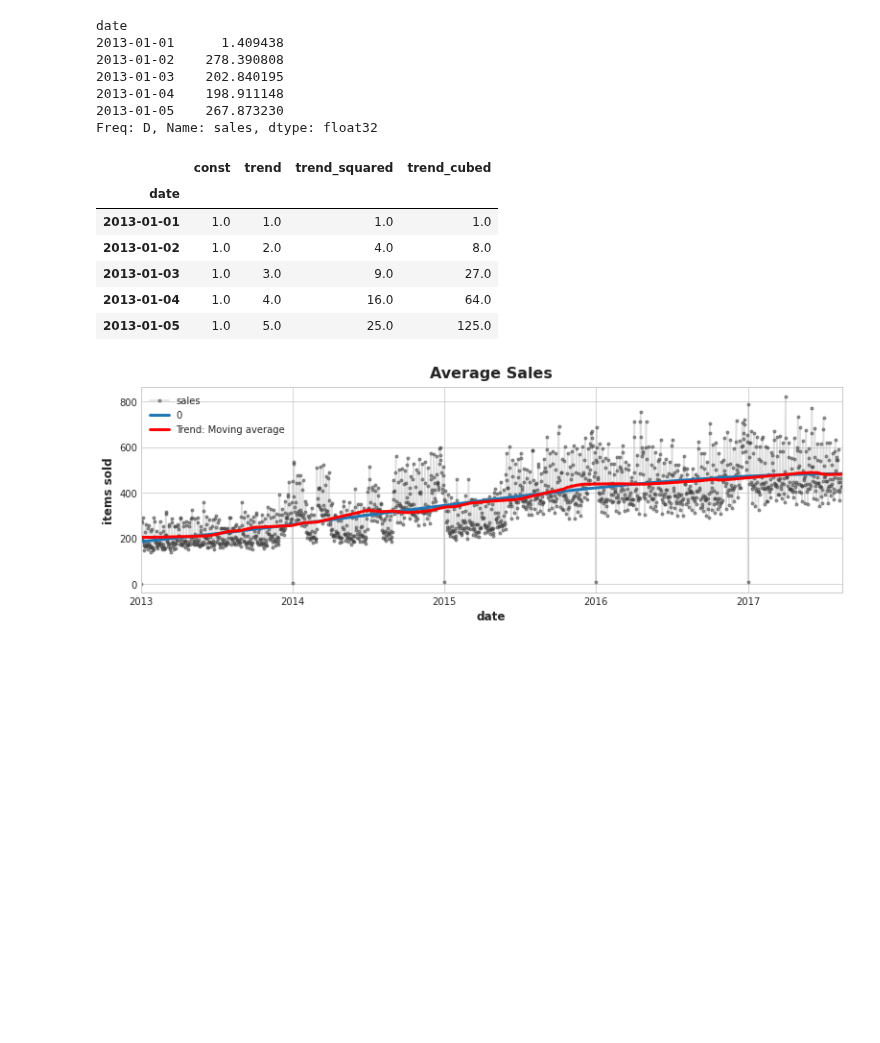
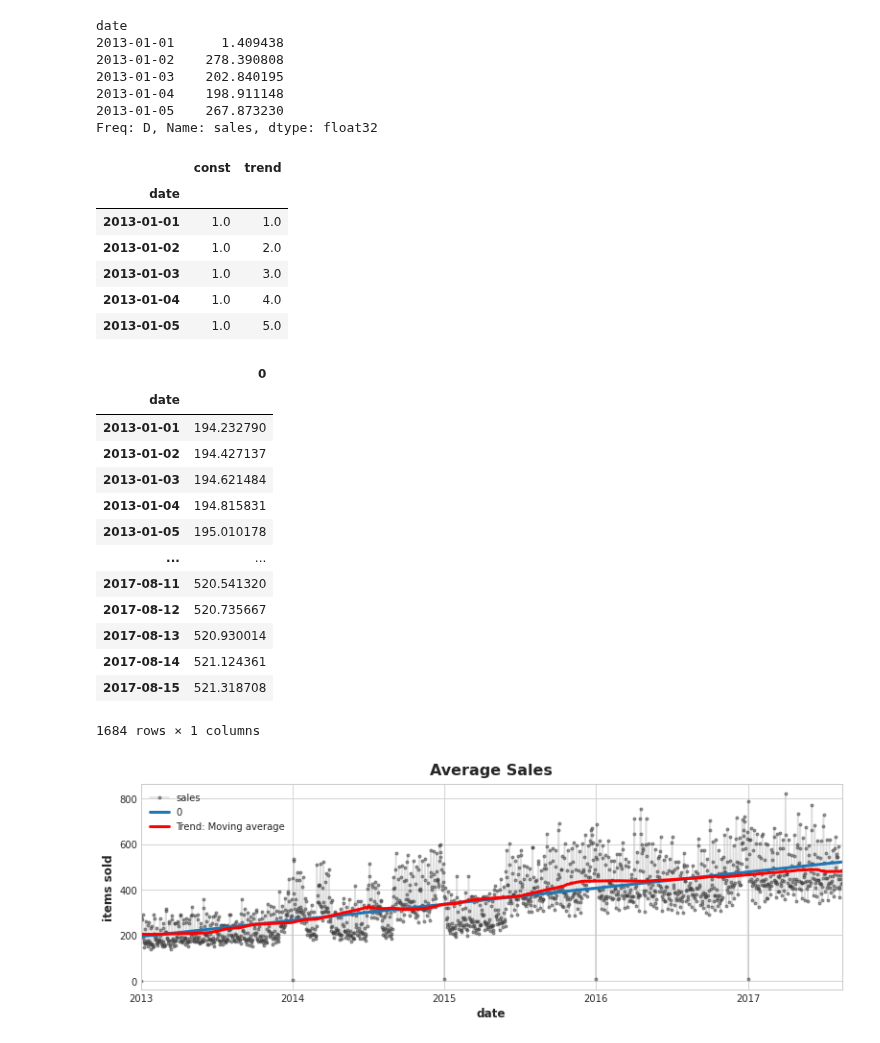
Before and after one commit to abhirup-ghosh/kaggle, a Jupyter notebook: store-sales-time-series-forecasting.ipynb, the cells around one changed output. Cells and saved outputs as stored; diff of their text form; code cells hidden in the pictures; blank space fills up the shorter version.

Commit message:
Kaggle Notebook | store-sales-time-series-forecasting | Version 7

```diff
--- a/store-sales-time-series-forecasting.ipynb
+++ b/store-sales-time-series-forecasting.ipynb
@@ -219,7 +219,7 @@ from statsmodels.tsa.deterministic import DeterministicProcess
 dp = DeterministicProcess(
     index=y.index,  # dates from the training data
     constant=True,       # dummy feature for the bias (y_intercept)
-    order=3,             # the time dummy (trend): cubic trend
+    order=1,             # the time dummy (trend): cubic trend
     drop=True,           # drop terms if necessary to avoid collinearity
 )
 
@@ -228,26 +228,42 @@ X = dp.in_sample()
 
 X.head()
 # %% [output]
-|  | const | trend | trend_squared | trend_cubed |
-| date |  |  |  |  |
-| 2013-01-01 | 1.0 | 1.0 | 1.0 | 1.0 |
-| 2013-01-02 | 1.0 | 2.0 | 4.0 | 8.0 |
-| 2013-01-03 | 1.0 | 3.0 | 9.0 | 27.0 |
-| 2013-01-04 | 1.0 | 4.0 | 16.0 | 64.0 |
-| 2013-01-05 | 1.0 | 5.0 | 25.0 | 125.0 |
+|  | const | trend |
+| date |  |  |
+| 2013-01-01 | 1.0 | 1.0 |
+| 2013-01-02 | 1.0 | 2.0 |
+| 2013-01-03 | 1.0 | 3.0 |
+| 2013-01-04 | 1.0 | 4.0 |
+| 2013-01-05 | 1.0 | 5.0 |
 # %%
 model = LinearRegression()
 model.fit(X, y)
 
 y_pred = pd.DataFrame(model.predict(X), index=X.index)
 
 
 ax = y.plot(**plot_params, alpha=0.5, title="Average Sales", ylabel="items sold")
 ax = y_pred.plot(ax=ax, linewidth=3, label="Trend: DeterministicProcess", color='C0')
 ax = trend.plot(ax=ax, linewidth=3, label="Trend: Moving average", color='r')
 ax.legend();
+
+y_pred
 # %% [output]
+|  | 0 |
+| date |  |
+| 2013-01-01 | 194.232790 |
+| 2013-01-02 | 194.427137 |
+| 2013-01-03 | 194.621484 |
+| 2013-01-04 | 194.815831 |
+| 2013-01-05 | 195.010178 |
+| ... | ... |
+| 2017-08-11 | 520.541320 |
+| 2017-08-12 | 520.735667 |
+| 2017-08-13 | 520.930014 |
+| 2017-08-14 | 521.124361 |
+| 2017-08-15 | 521.318708 |
+1684 rows × 1 columns
-[figure, old version]
+[figure, new version]
 # %%
 y = store_sales.unstack(['store_nbr', 'family'])  # the target
 y.head()
```
Also changed, not shown: parts of 5 cells of this notebook.
